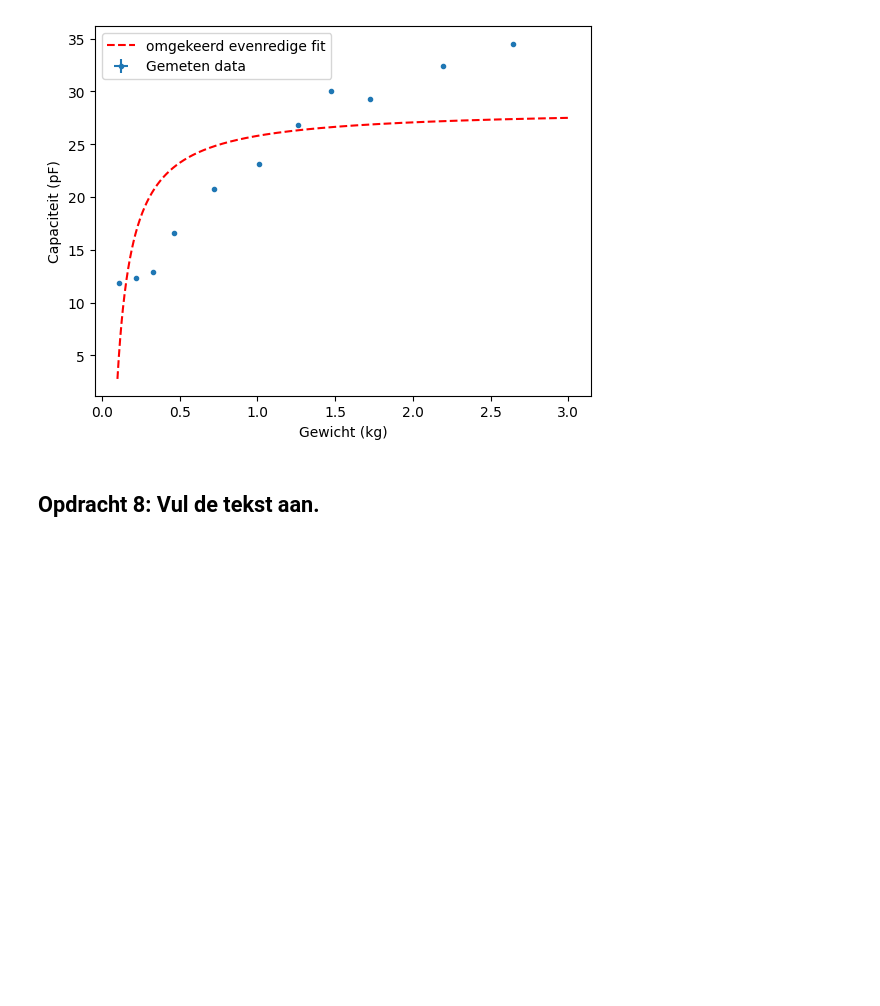
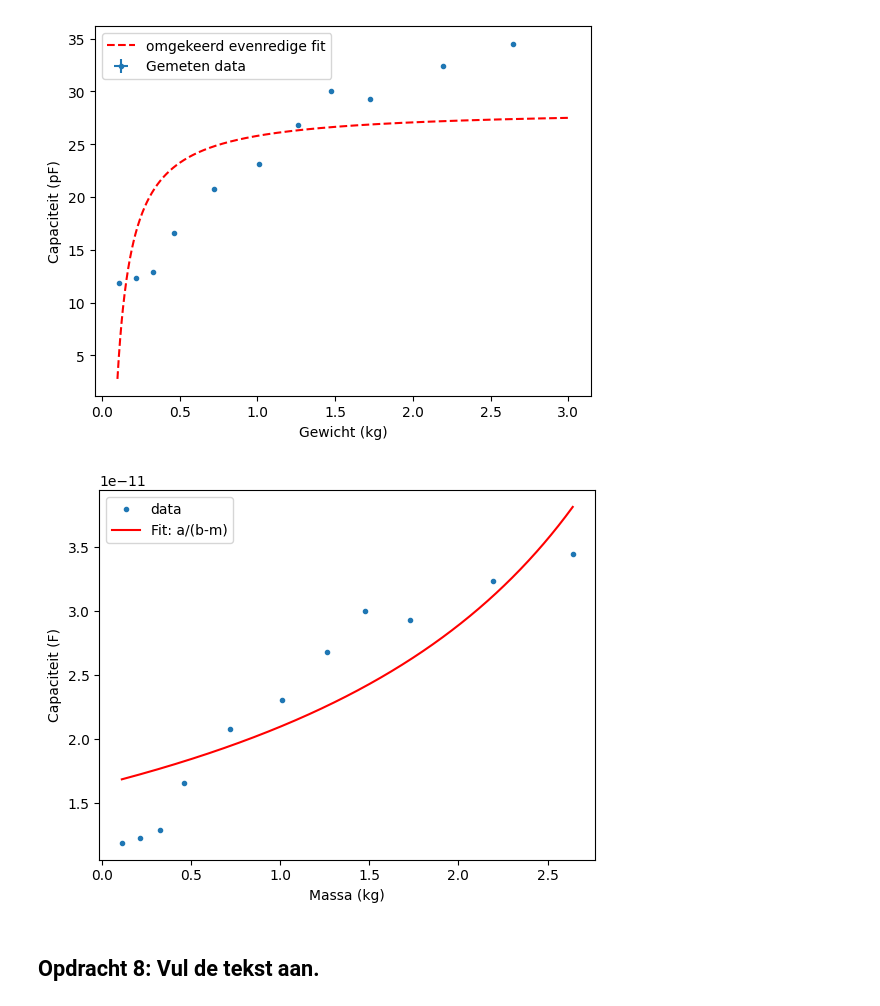
Before and after one commit to sralmulder-hash/opdrachten-DEF-D, a Jupyter notebook: FysiekeOntwerpopdrachten/2OntwerpEenSensorCondensator/DEFOntwerpopdracht2OntwerpEenSensorInvulTemplate.ipynb, the cells around one changed output. Saved outputs shown, nothing was run; the diff lists cells and outputs as text; code cells hidden in the pictures; blank space fills up the shorter version.

```diff
--- a/FysiekeOntwerpopdrachten/2OntwerpEenSensorCondensator/DEFOntwerpopdracht2OntwerpEenSensorInvulTemplate.ipynb
+++ b/FysiekeOntwerpopdrachten/2OntwerpEenSensorCondensator/DEFOntwerpopdracht2OntwerpEenSensorInvulTemplate.ipynb
@@ -192,6 +247,34 @@ plt.legend()
 plt.show()
 # %% [output]
 [figure]
+# %%
+# data
+capaciteitino = np.array([23.1, 20.8, 16.6, 29.3, 32.4, 34.5, 30, 11.9, 12.3, 12.9, 26.8]) # pF
+gewicht = np.array([1.0083, 0.7181, 0.4637, 1.7264, 2.1929, 2.641, 1.4748, 0.1127, 0.2164, 0.3291, 1.2627]) # kg
+echte_c = capaciteitino *1e-12
+
+m = gewicht
+def model(m, a, b):
+    return a / (b - m)
+
+# beginwaarden (belangrijk!)
+
+params, cov = curve_fit(model, gewicht, echte_c,p0 = (100,5))
+
+a_fit, b_fit = params
+
+m_fit = np.linspace(np.min(gewicht),np.max(gewicht),500)
+C_fit = model(m_fit,a_fit,b_fit)
+
+plt.figure()
+plt.plot(gewicht,echte_c,".", label = "data")
+plt.plot(m_fit,C_fit, color='red', label="Fit: a/(b-m)")
+plt.xlabel("Massa (kg)")
+plt.ylabel("Capaciteit (F)")
+plt.legend()
+plt.show()
+# %% [output]
+[figure, added]
 # %% [markdown]
 ## Opdracht 8: Vul de tekst aan.
 # %% [markdown]
```
Also changed, not shown: parts of 2 cells of this notebook.
